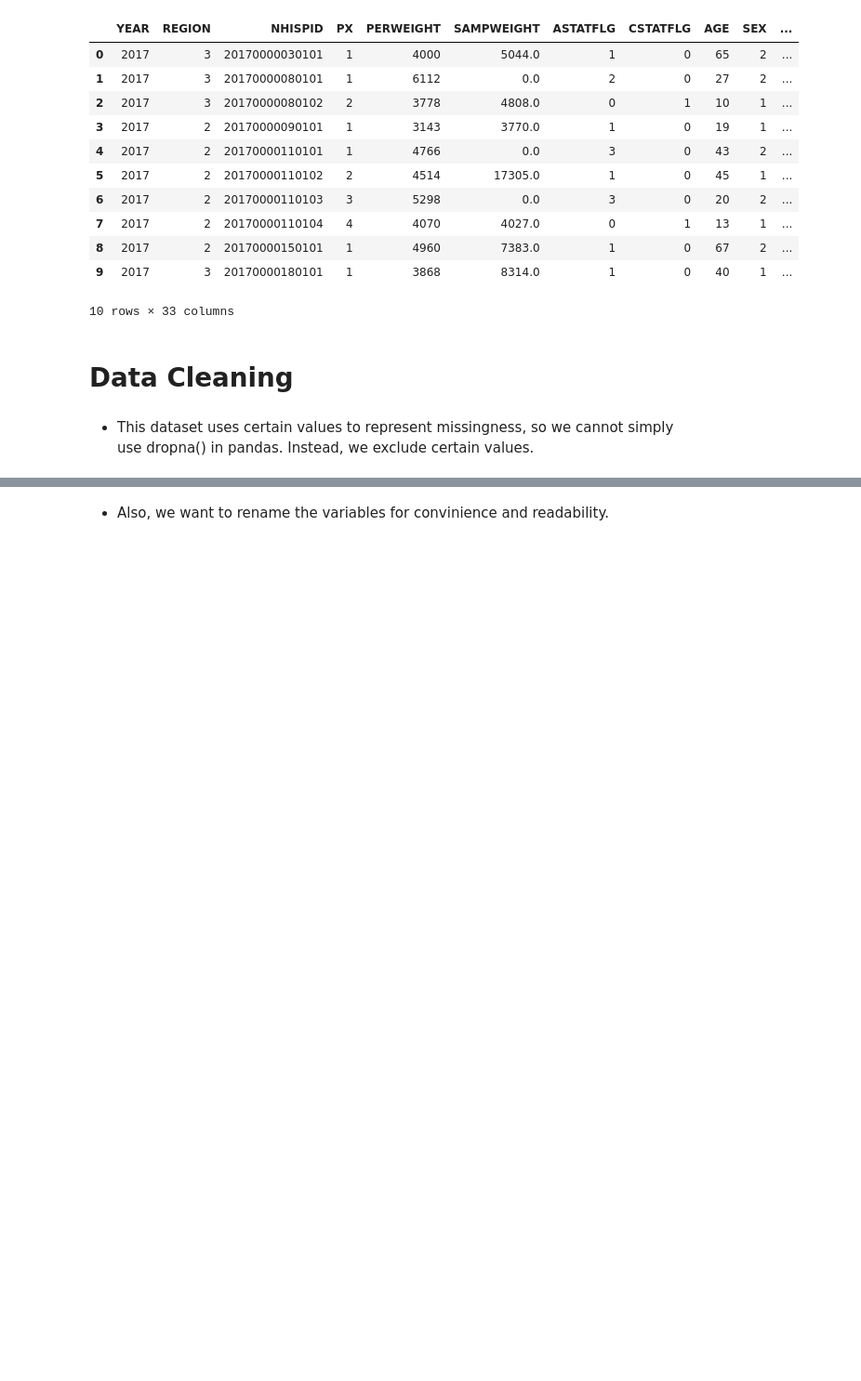
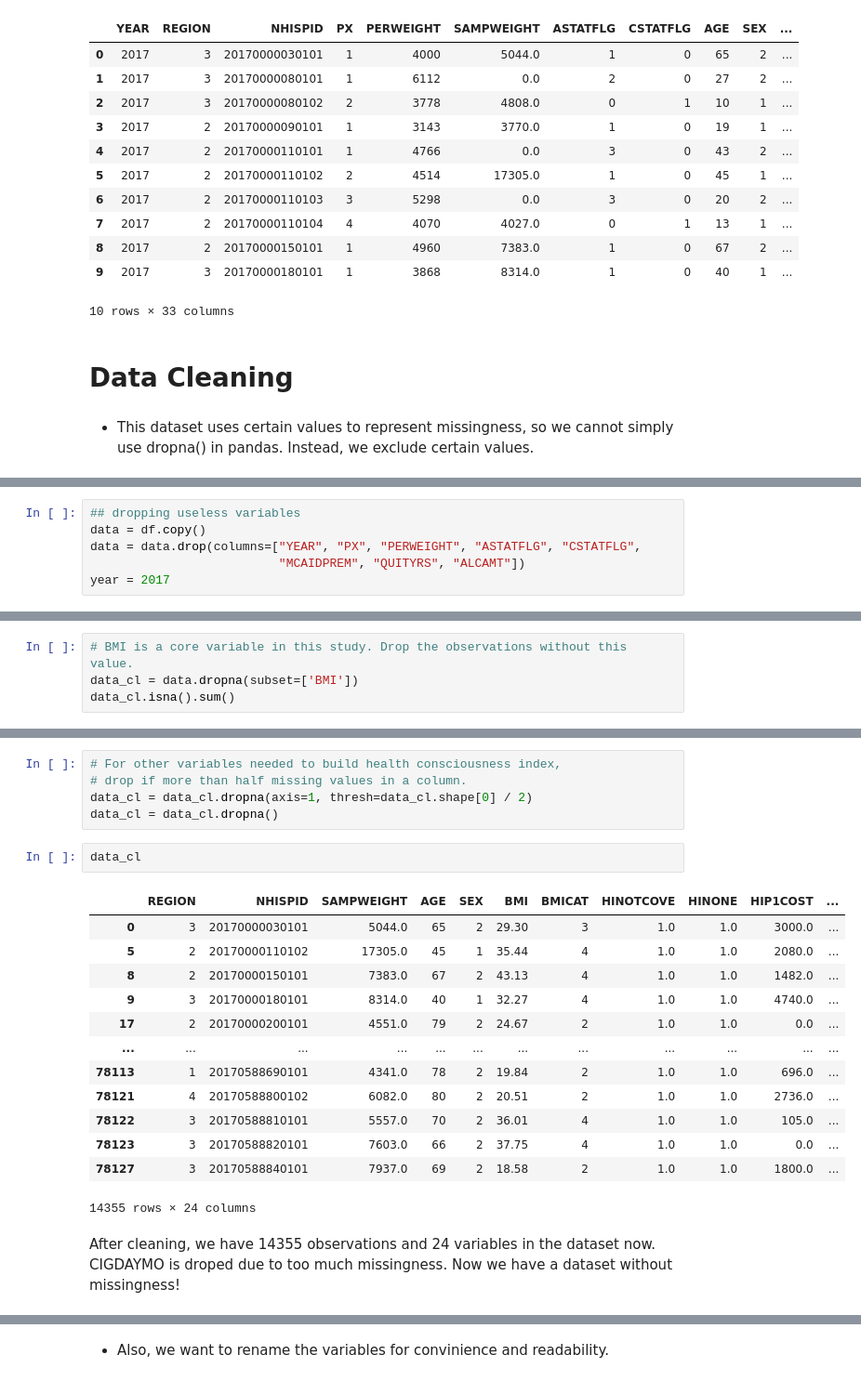
Before and after one commit to RosiePeng1/COGS108-Project, a Jupyter notebook: DataCheckpointGroup_Sp23_cogs108project.ipynb, the cells around one changed output, grey strips where cells are left out. Shown at 93% size. Drawn from its saved outputs; the diff is of its cells as text; blank space fills up the shorter version.

Commit message:
cleaning and ethics updated

```diff
--- a/DataCheckpointGroup_Sp23_cogs108project.ipynb
+++ b/DataCheckpointGroup_Sp23_cogs108project.ipynb
@@ -200,0 +104,6 @@ data
+# %%
+## dropping useless variables
+data = df.copy()
+data = data.drop(columns=["YEAR", "PX", "PERWEIGHT", "ASTATFLG", "CSTATFLG",
+                          "MCAIDPREM", "QUITYRS", "ALCAMT"])
+year = 2017
@@ -200,0 +177,4 @@ data
+# %%
+# BMI is a core variable in this study. Drop the observations without this value.
+data_cl = data.dropna(subset=['BMI'])
+data_cl.isna().sum()
@@ -200,0 +199,23 @@ data
+# %%
+# For other variables needed to build health consciousness index,
+# drop if more than half missing values in a column.
+data_cl = data_cl.dropna(axis=1, thresh=data_cl.shape[0] / 2)
+data_cl = data_cl.dropna()
+# %%
+data_cl
+# %% [output]
+|  | REGION | NHISPID | SAMPWEIGHT | AGE | SEX | BMI | BMICAT | HINOTCOVE | HINONE | HIP1COST | ... |
+| 0 | 3 | 20170000030101 | 5044.0 | 65 | 2 | 29.30 | 3 | 1.0 | 1.0 | 3000.0 | ... |
+| 5 | 2 | 20170000110102 | 17305.0 | 45 | 1 | 35.44 | 4 | 1.0 | 1.0 | 2080.0 | ... |
+| 8 | 2 | 20170000150101 | 7383.0 | 67 | 2 | 43.13 | 4 | 1.0 | 1.0 | 1482.0 | ... |
+| 9 | 3 | 20170000180101 | 8314.0 | 40 | 1 | 32.27 | 4 | 1.0 | 1.0 | 4740.0 | ... |
+| 17 | 2 | 20170000200101 | 4551.0 | 79 | 2 | 24.67 | 2 | 1.0 | 1.0 | 0.0 | ... |
+| ... | ... | ... | ... | ... | ... | ... | ... | ... | ... | ... | ... |
+| 78113 | 1 | 20170588690101 | 4341.0 | 78 | 2 | 19.84 | 2 | 1.0 | 1.0 | 696.0 | ... |
+| 78121 | 4 | 20170588800102 | 6082.0 | 80 | 2 | 20.51 | 2 | 1.0 | 1.0 | 2736.0 | ... |
+| 78122 | 3 | 20170588810101 | 5557.0 | 70 | 2 | 36.01 | 4 | 1.0 | 1.0 | 105.0 | ... |
+| 78123 | 3 | 20170588820101 | 7603.0 | 66 | 2 | 37.75 | 4 | 1.0 | 1.0 | 0.0 | ... |
+| 78127 | 3 | 20170588840101 | 7937.0 | 69 | 2 | 18.58 | 2 | 1.0 | 1.0 | 1800.0 | ... |
+14355 rows × 24 columns
+# %% [markdown]
+After cleaning, we have 14355 observations and 24 variables in the dataset now. CIGDAYMO is droped due to too much missingness. Now we have a dataset without missingness!
```
Also changed, not shown: parts of 24 cells of this notebook.
